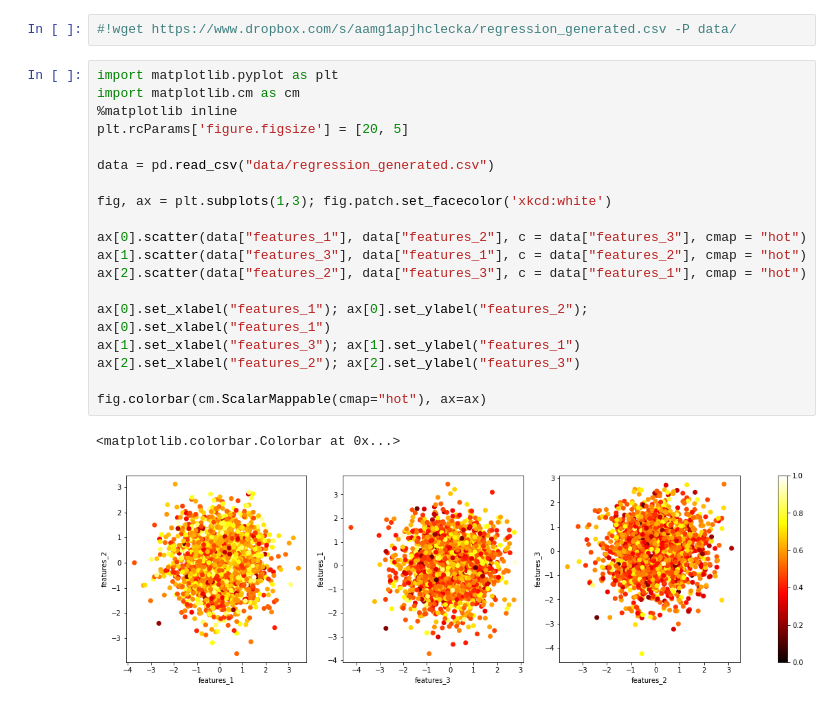
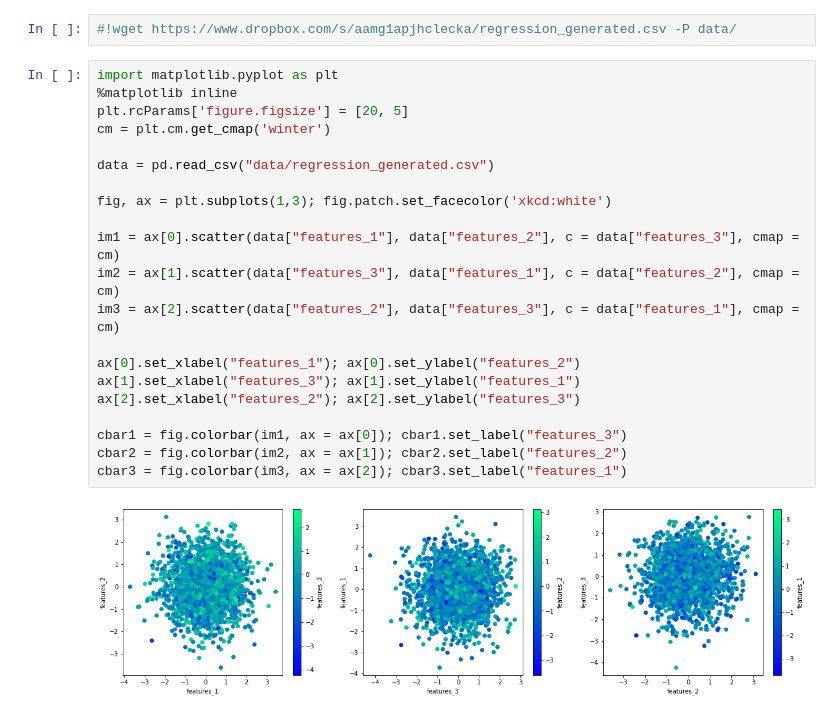
Before and after one commit to zucchett/HighLevelProgramming2021, a Jupyter notebook: 06ex_OSEMN.ipynb, the cells around one changed output. Drawn from its saved outputs; the diff is of its cells as text.

```diff
--- a/06ex_OSEMN.ipynb
+++ b/06ex_OSEMN.ipynb
@@ -242,23 +237,24 @@ with Pandas and create a scatter plot with all possible combinations of the foll
 #!wget https://www.dropbox.com/s/aamg1apjhclecka/regression_generated.csv -P data/
 # %%
 import matplotlib.pyplot as plt
-import matplotlib.cm as cm
 %matplotlib inline
 plt.rcParams['figure.figsize'] = [20, 5]
+cm = plt.cm.get_cmap('winter')
 
 data = pd.read_csv("data/regression_generated.csv")
 
 fig, ax = plt.subplots(1,3); fig.patch.set_facecolor('xkcd:white')
 
-ax[0].scatter(data["features_1"], data["features_2"], c = data["features_3"], cmap = "hot")
-ax[1].scatter(data["features_3"], data["features_1"], c = data["features_2"], cmap = "hot")
-ax[2].scatter(data["features_2"], data["features_3"], c = data["features_1"], cmap = "hot")
+im1 = ax[0].scatter(data["features_1"], data["features_2"], c = data["features_3"], cmap = cm)
+im2 = ax[1].scatter(data["features_3"], data["features_1"], c = data["features_2"], cmap = cm)
+im3 = ax[2].scatter(data["features_2"], data["features_3"], c = data["features_1"], cmap = cm)
 
-ax[0].set_xlabel("features_1"); ax[0].set_ylabel("features_2"); ax[0].set_xlabel("features_1")
+ax[0].set_xlabel("features_1"); ax[0].set_ylabel("features_2")
 ax[1].set_xlabel("features_3"); ax[1].set_ylabel("features_1")
 ax[2].set_xlabel("features_2"); ax[2].set_ylabel("features_3")
 
-fig.colorbar(cm.ScalarMappable(cmap="hot"), ax=ax)
+cbar1 = fig.colorbar(im1, ax = ax[0]); cbar1.set_label("features_3")
+cbar2 = fig.colorbar(im2, ax = ax[1]); cbar2.set_label("features_2")
+cbar3 = fig.colorbar(im3, ax = ax[2]); cbar3.set_label("features_1")
 # %% [output]
-<matplotlib.colorbar.Colorbar at 0x...>
-[figure, old version]
+[figure, new version]
```
Also changed, not shown: parts of 1 cell of this notebook.
